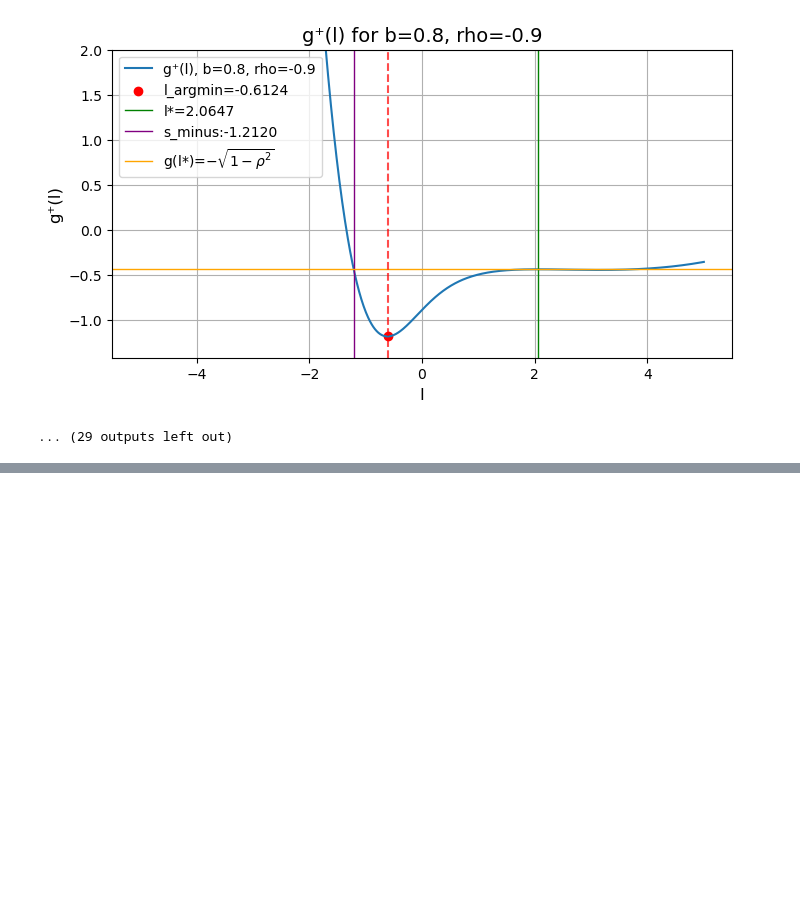
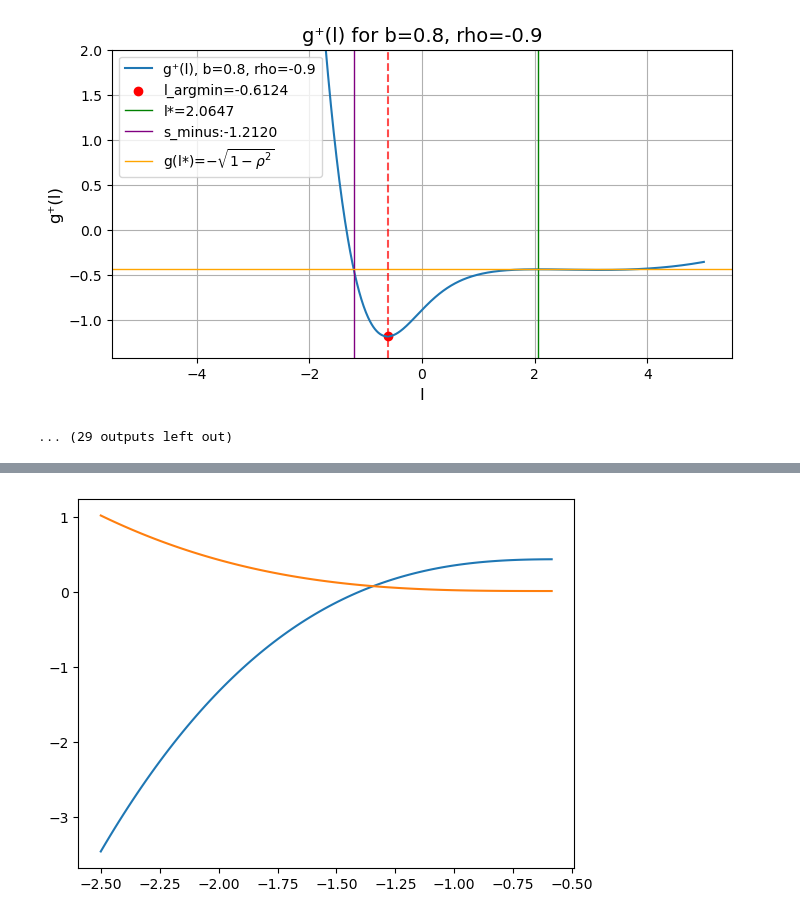
Before and after one commit to atanasio528/RRT, a Jupyter notebook: SVI/Find F(b, rho).ipynb, the cells around one changed output, grey strips where cells are left out. Cells and saved outputs as stored; diff of their text form; code cells hidden in the pictures; blank space fills up the shorter version.

```diff
--- a/SVI/Find F(b, rho).ipynb
+++ b/SVI/Find F(b, rho).ipynb
@@ -294,0 +539,14 @@ min g_plus(l_min) = -1.18074144e+00
+# %%
+b = 25/21
+rho = 2/5
+l_minus_upper_bound = get_l_minus_upper_bound(b, rho)
+l_minus_lst = np.linspace(-2.5, l_minus_upper_bound, 100)
+alpha_lst = [find_alpha_minus(l_minus, b, rho) for l_minus in l_minus_lst]
+l_plus_lst = [find_l_plus(alpha, b, rho) for alpha in alpha_lst]
+L_minus_lst = [get_L_minus(l_minus, alpha, b, rho) for l_minus, alpha in zip(l_minus_lst, alpha_lst)]
+L_plus_lst = [get_L_plus(l_plus, alpha, b, rho) for l_plus, alpha in zip(l_plus_lst, alpha_lst)]
+plt.plot(l_minus_lst, L_minus_lst, label='l-minus')
+plt.plot(l_minus_lst, L_plus_lst, label='l-plus')
+plt.show()
+# %% [output]
+[figure, added]
```
Also changed, not shown: parts of 24 cells of this notebook, 3 other files.
